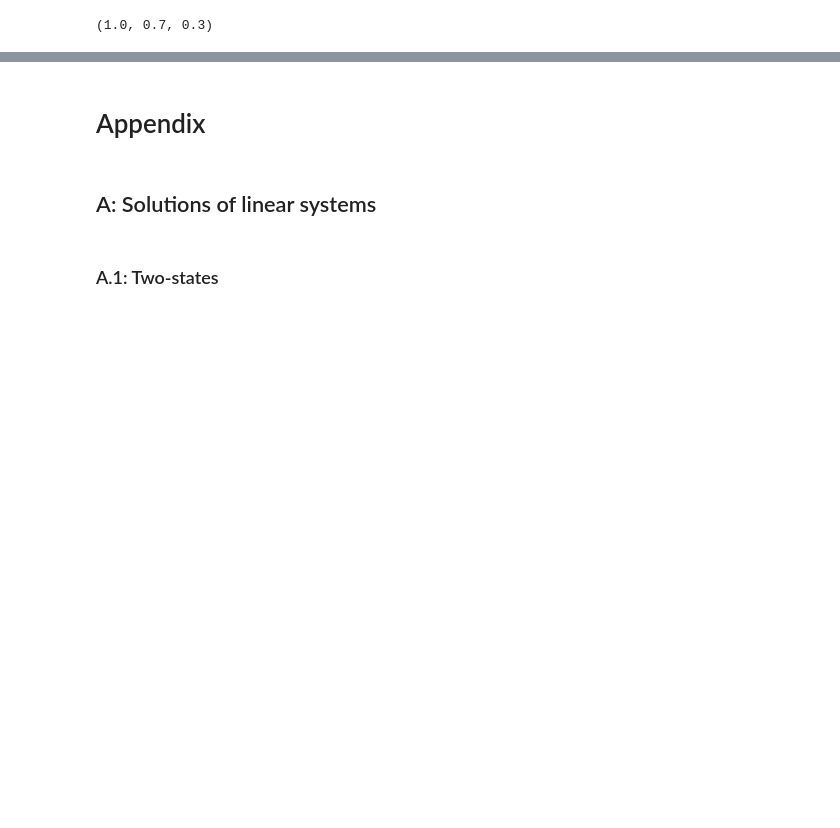
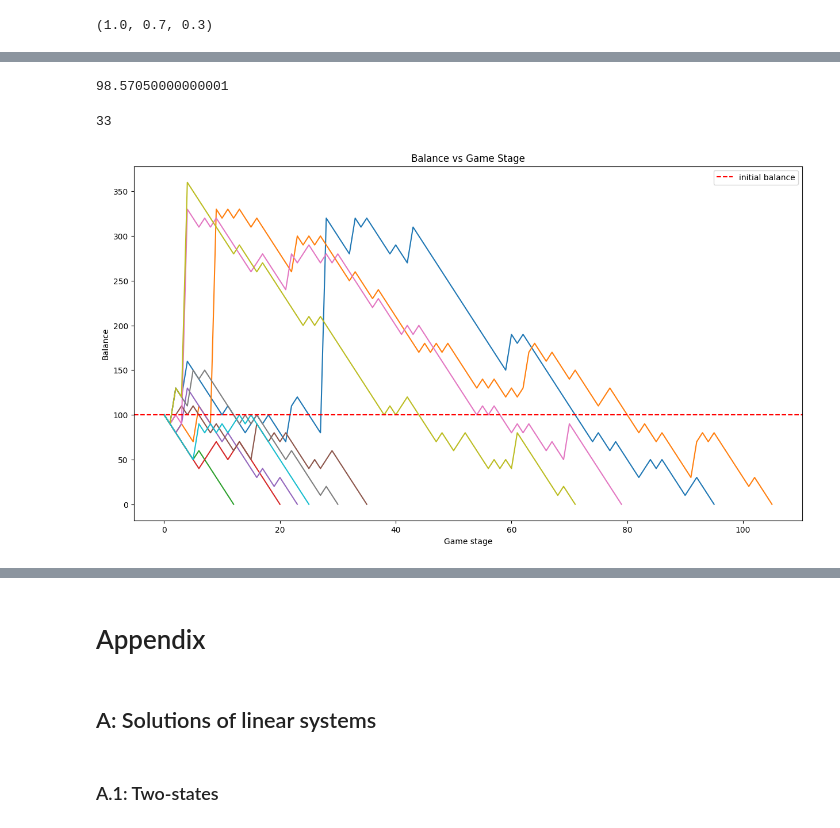
Before and after one commit to davidklhui/others, a Jupyter notebook: Slot_design_using_Markov_Chains.ipynb, the cells around one changed output, grey strips where cells are left out. Saved outputs shown, nothing was run; the diff lists cells and outputs as text; code cells hidden in the pictures; blank space fills up the shorter version.

```diff
--- a/Slot_design_using_Markov_Chains.ipynb
+++ b/Slot_design_using_Markov_Chains.ipynb
@@ -919,7 +935,8 @@ class Reconstruct_MC_eg3(Reconstruct_MC):
 
     ]
 # %%
-Reconstruct_MC_eg3(pi3).solve()
+mc = Reconstruct_MC_eg3(pi3)
+mc.solve()
 # %% [output]
 ***************************
 optimal solution:
@@ -938,0 +962,5 @@ norm of diff: 0.008878041767380501
+# %%
+cost = 10
+
+payout = cost / 4 / pi_optimal[4:]
+payout
@@ -938,0 +969,5 @@ norm of diff: 0.008878041767380501
+# %%
+payout = [0, 0, 0, 0, 20, 20, 50, 250]
+
+# expected payout
+np.dot(payout, pi_optimal)
@@ -938,0 +1022,67 @@ norm of diff: 0.008878041767380501
+# %%
+# RTP
+payout_traces = list(map(lambda x: payout[x+3], traces))
+
+sum(payout_traces) / (N*cost) * 100
+# %% [output]
+98.57050000000001
+# %%
+# check longest 0:
+longest = 0
+run = 0
+for i in traces:
+#  print(f"{i}, {r[i+2]}")
+
+  if payout[i+3]==0:
+    run += 1
+  else:
+    longest = max(longest, run)
+    run = 0
+
+
+# longest straight losses
+longest
+# %% [output]
+33
+# %%
+# Suppose initially with credits 10 * cost, see the player's balance traces
+initial_balance = 10 * cost
+
+balance_traces = []
+
+new = True
+for ind in range(len(payout_traces)):
+  if new:
+    balance_trace = [initial_balance]
+    new = not new
+
+  latest_balance = balance_trace[-1]
+  if latest_balance < cost:
+    balance_traces.append(balance_trace)
+    # print("appended")
+    new = True
+
+  else:
+    pt = payout_traces[ind]
+    balance_trace.append(latest_balance - cost + pt)
+
+
+import matplotlib.pyplot as plt
+plt.figure(figsize=(15,8))
+
+np.random.shuffle(balance_traces)
+
+
+for bt in balance_traces[:10]:
+  plt.plot(bt)
+
+plt.title("Balance vs Game Stage")
+plt.xlabel("Game stage")
+plt.ylabel("Balance")
+
+plt.axhline(y = initial_balance, color = 'r', linestyle = '--', label="initial balance")
+
+plt.legend()
+plt.show()
+# %% [output]
+[figure, added]
```
Also changed, not shown: parts of 28 cells of this notebook.
